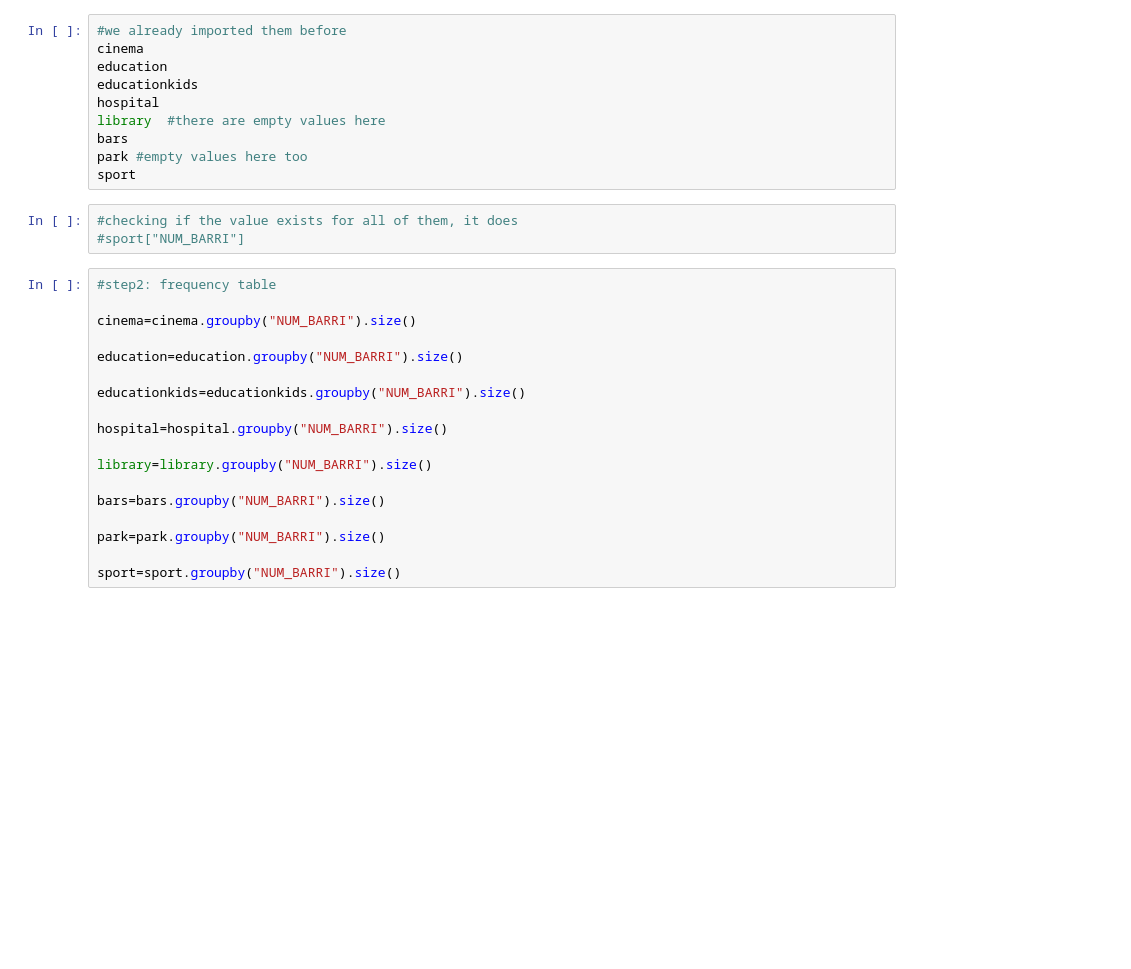
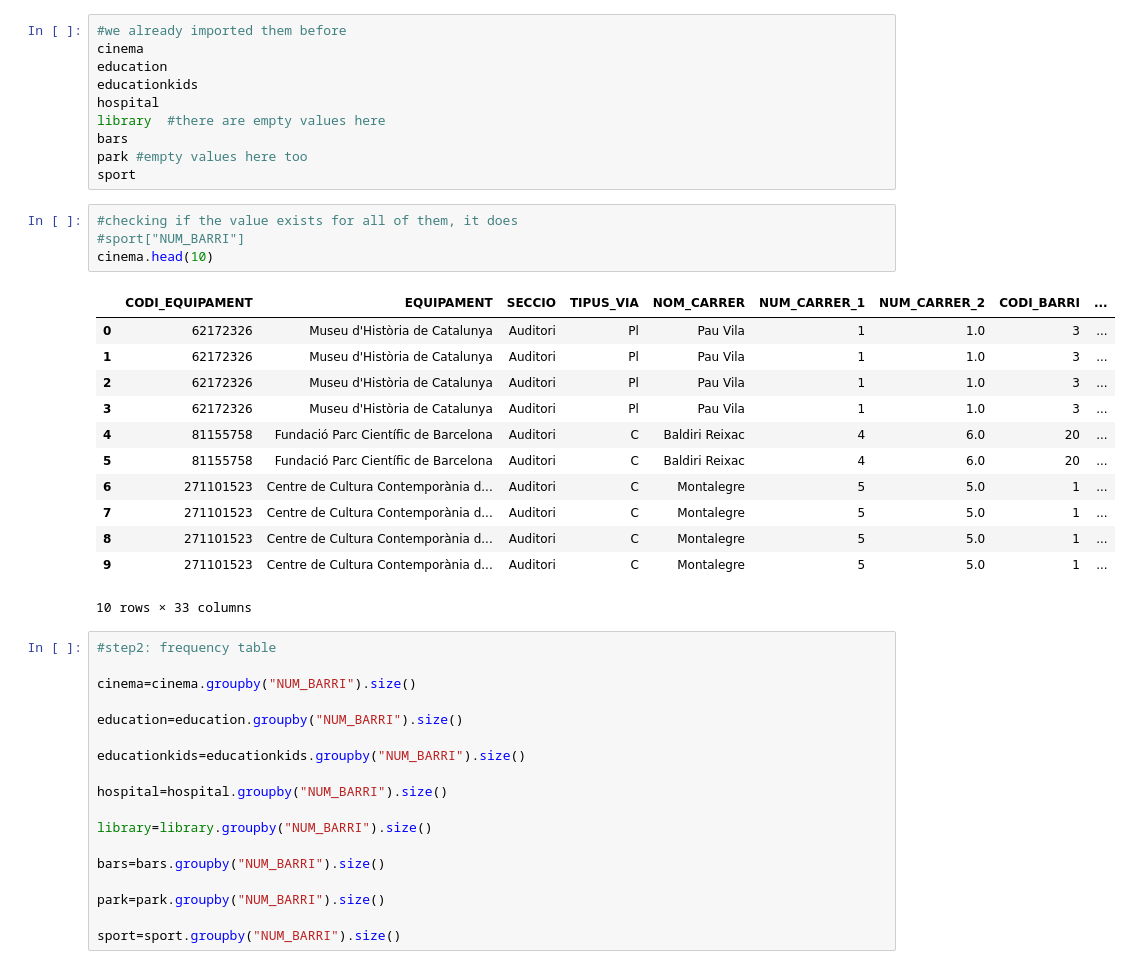
Before and after one commit to ta-data-bcn/Project-Week-2-Barcelona, a Jupyter notebook: your-project/To_filter_data.ipynb, the cells around one changed output. Drawn from its saved outputs; the diff is of its cells as text; blank space fills up the shorter version.

```diff
--- a/your-project/To_filter_data.ipynb
+++ b/your-project/To_filter_data.ipynb
@@ -103,6 +108,20 @@ sport
 # %%
 #checking if the value exists for all of them, it does
 #sport["NUM_BARRI"]
+cinema.head(10)
+# %% [output]
+|  | CODI_EQUIPAMENT | EQUIPAMENT | SECCIO | TIPUS_VIA | NOM_CARRER | NUM_CARRER_1 | NUM_CARRER_2 | CODI_BARRI | ... |
+| 0 | 62172326 | Museu d'Història de Catalunya | Auditori | Pl | Pau Vila | 1 | 1.0 | 3 | ... |
+| 1 | 62172326 | Museu d'Història de Catalunya | Auditori | Pl | Pau Vila | 1 | 1.0 | 3 | ... |
+| 2 | 62172326 | Museu d'Història de Catalunya | Auditori | Pl | Pau Vila | 1 | 1.0 | 3 | ... |
+| 3 | 62172326 | Museu d'Història de Catalunya | Auditori | Pl | Pau Vila | 1 | 1.0 | 3 | ... |
+| 4 | 81155758 | Fundació Parc Científic de Barcelona | Auditori | C | Baldiri Reixac | 4 | 6.0 | 20 | ... |
+| 5 | 81155758 | Fundació Parc Científic de Barcelona | Auditori | C | Baldiri Reixac | 4 | 6.0 | 20 | ... |
+| 6 | 271101523 | Centre de Cultura Contemporània d... | Auditori | C | Montalegre | 5 | 5.0 | 1 | ... |
+| 7 | 271101523 | Centre de Cultura Contemporània d... | Auditori | C | Montalegre | 5 | 5.0 | 1 | ... |
+| 8 | 271101523 | Centre de Cultura Contemporània d... | Auditori | C | Montalegre | 5 | 5.0 | 1 | ... |
+| 9 | 271101523 | Centre de Cultura Contemporània d... | Auditori | C | Montalegre | 5 | 5.0 | 1 | ... |
+10 rows × 33 columns
 # %%
 #step2: frequency table
 
```
Also changed, not shown: parts of 9 cells of this notebook, 8 other files.
